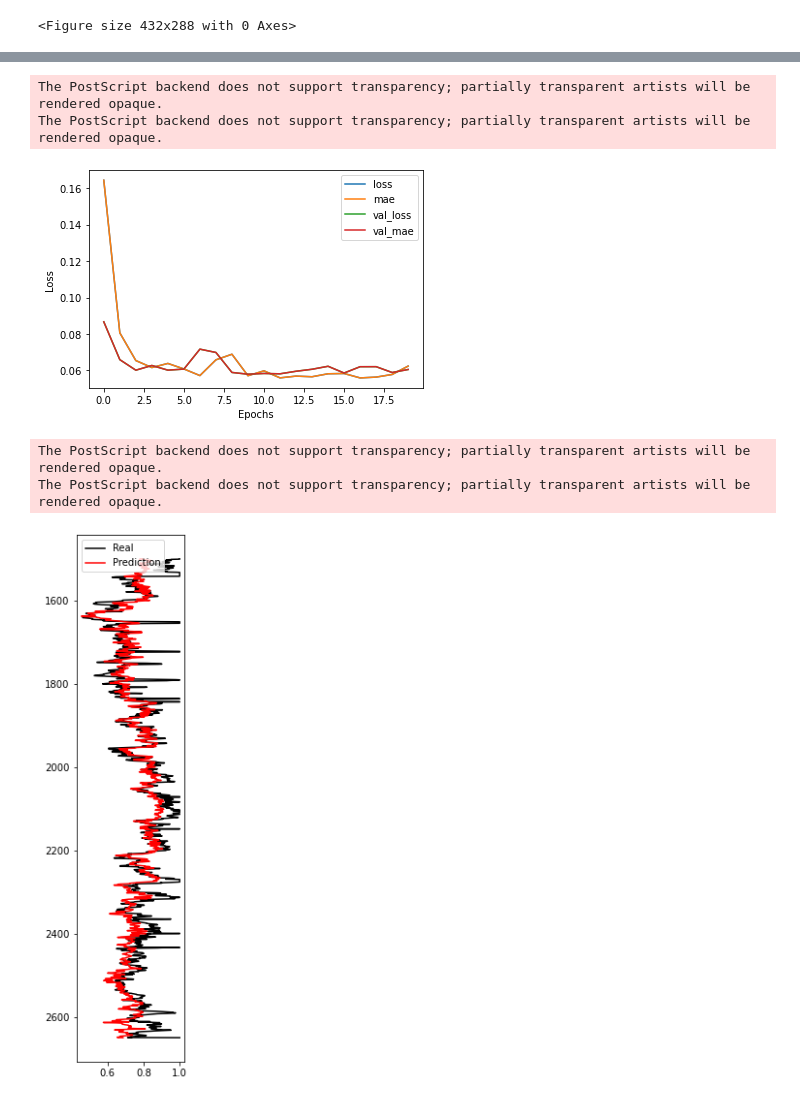
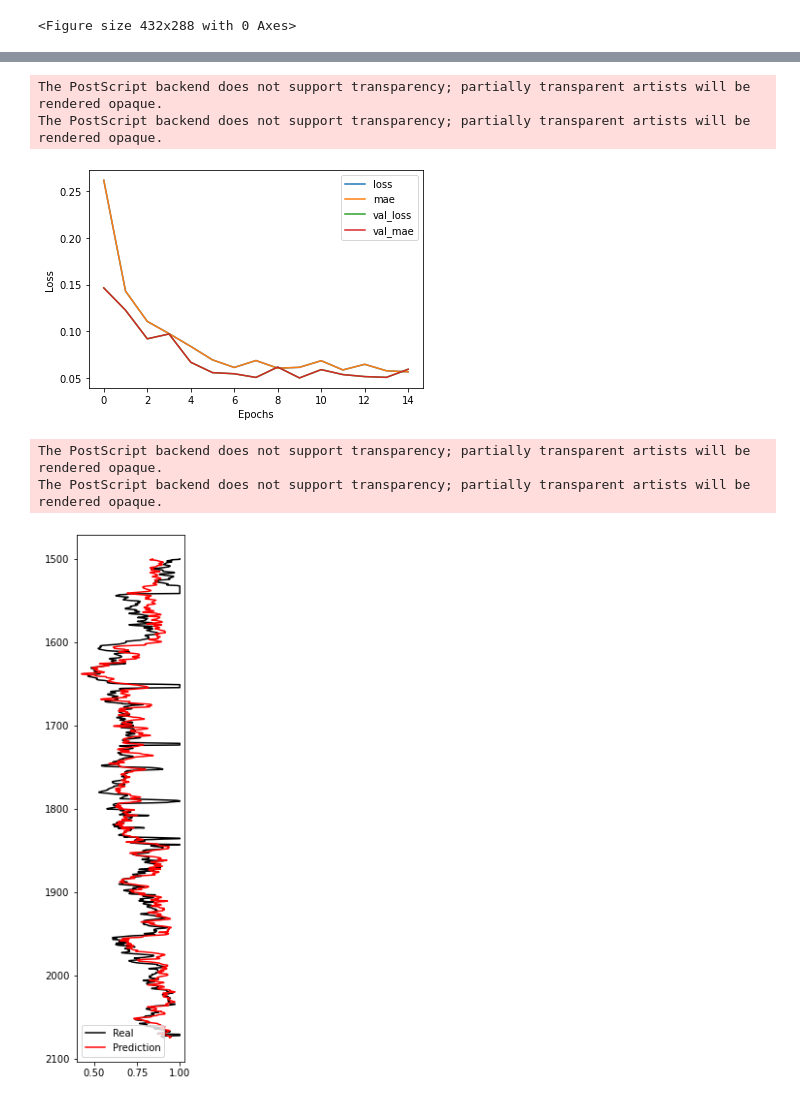
Before and after one commit to horaciosrf/masters_project, a Jupyter notebook: regression_horacio.ipynb, the cells around one changed output, grey strips where cells are left out. Saved outputs shown, nothing was run; the diff lists cells and outputs as text; code cells hidden in the pictures.

```diff
--- a/regression_horacio.ipynb
+++ b/regression_horacio.ipynb
@@ -596,0 +598,4 @@ ax[3].invert_yaxis()
+# %%
+# Poço de treinamento
+well3 = well2.iloc[0:1151,:]
+well3
@@ -600,14 +640,15 @@ well2.columns
 Index(['index', 'Depth', 'GR', 'NPHI', 'DPHI:1', 'LL8C', 'SWT'], dtype='object')
 # %%
 # Gerando os dados de entrada
-x5 = well2[['NPHI','LL8C']]
-y5 = well2[['SWT']]
+x5 = well3[['NPHI','LL8C']]
+y5 = well3[['SWT']]
 
 # Como a resistividade está com valores muito acima da porosidade, temos que normalizar
 from sklearn.preprocessing import MinMaxScaler
 scaler = MinMaxScaler()
 
-x5[['NPHI','LL8C']] = scaler.fit_transform(x5[['NPHI','LL8C']])
+x5[['LL8C']] = scaler.fit_transform(x5[['LL8C']])
+x5[['NPHI']] = scaler.fit_transform(x5[['NPHI']])
 # %% [output]
 A value is trying to be set on a copy of a slice from a DataFrame.
 Try using .loc[row_indexer,col_indexer] = value instead
@@ -631,7 +676,7 @@ x5_train, x5_test, y5_train, y5_test = train_test_split(x5, y5, test_size = 0.2,
 # Gerando o modelo
 tf.random.set_seed(42)
 
-callback = tf.keras.callbacks.EarlyStopping(monitor='val_loss', patience=10, verbose=0, mode='auto')
+callback = tf.keras.callbacks.EarlyStopping(monitor='val_loss', patience=5, verbose=0, mode='auto')
 
 model5 = tf.keras.Sequential([
   tf.keras.layers.Dense(100, activation='relu'),
@@ -689,23 +734,23 @@ plt.savefig('history.eps', format='eps')
 # %% [output]
 The PostScript backend does not support transparency; partially transparent artists will be rendered opaque.
 The PostScript backend does not support transparency; partially transparent artists will be rendered opaque.
-[figure, old version]
+[figure, new version]
 # %%
 pred5 = model5.predict(x5)
 # %%
 # Figura para comparar o dado real com o calculado
 plt.figure(figsize = (2, 10))
 
-plt.plot(well2['SWT'], well2['Depth'], color = 'k')
-plt.plot(pred5, well2['Depth'], color = 'red')
+plt.plot(well3['SWT'], well3['Depth'], color = 'k')
+plt.plot(pred5, well3['Depth'], color = 'red')
 
 plt.legend(labels = [ 'Real','Prediction'])
 #plt.ylim(well1['Depth'][0],well1['Depth'][len(well1['Depth'])-1])
 ax = plt.gca()
 ax.invert_yaxis()
 
-plt.savefig('fig1.eps', format='eps')
+plt.savefig('fig2.eps', format='eps')
 # %% [output]
 The PostScript backend does not support transparency; partially transparent artists will be rendered opaque.
 The PostScript backend does not support transparency; partially transparent artists will be rendered opaque.
-[figure, old version]
+[figure, new version]
```
Also changed, not shown: parts of 17 cells of this notebook, 7 other files.
